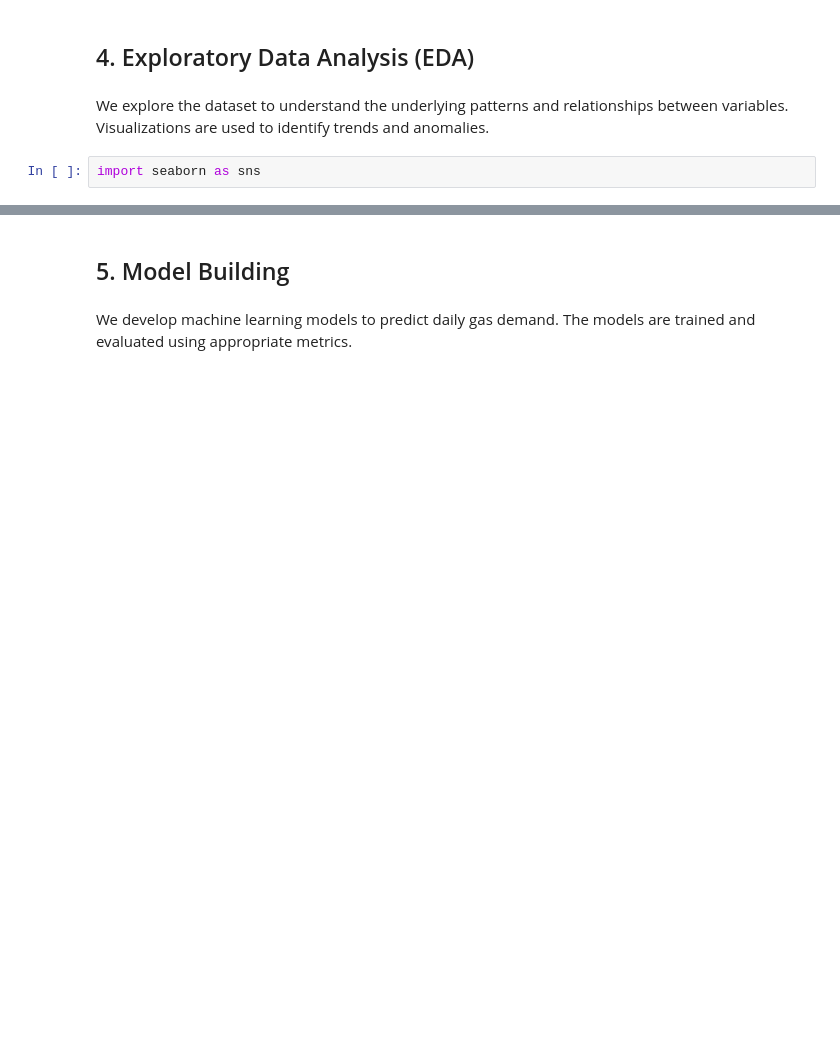
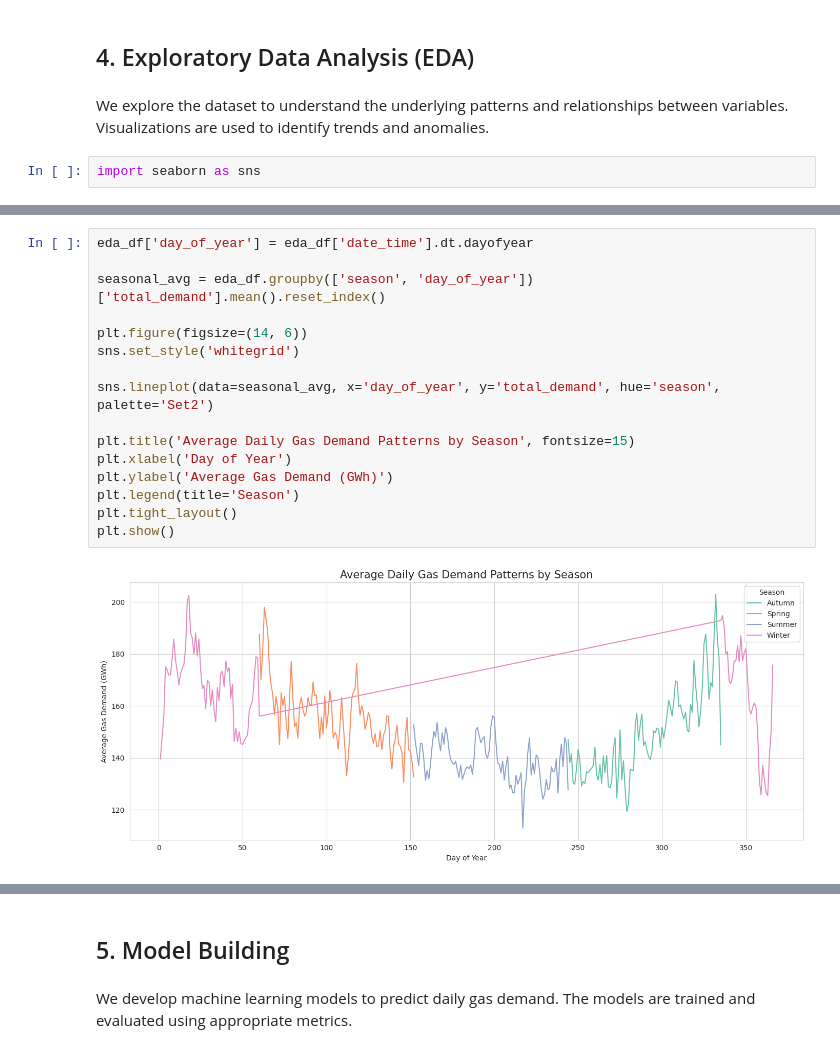
Before and after one commit to SiddhanthNB/xai-gas-prediction-ireland, a Jupyter notebook: gas_demand_prediction_ireland_xai.ipynb, the cells around one changed output, grey strips where cells are left out. Saved outputs shown, nothing was run; the diff lists cells and outputs as text; blank space fills up the shorter version.

```diff
--- a/gas_demand_prediction_ireland_xai.ipynb
+++ b/gas_demand_prediction_ireland_xai.ipynb
@@ -499,0 +544,18 @@ import seaborn as sns
+# %%
+eda_df['day_of_year'] = eda_df['date_time'].dt.dayofyear
+
+seasonal_avg = eda_df.groupby(['season', 'day_of_year'])['total_demand'].mean().reset_index()
+
+plt.figure(figsize=(14, 6))
+sns.set_style('whitegrid')
+
+sns.lineplot(data=seasonal_avg, x='day_of_year', y='total_demand', hue='season', palette='Set2')
+
+plt.title('Average Daily Gas Demand Patterns by Season', fontsize=15)
+plt.xlabel('Day of Year')
+plt.ylabel('Average Gas Demand (GWh)')
+plt.legend(title='Season')
+plt.tight_layout()
+plt.show()
+# %% [output]
+[figure, added]
```
Also changed, not shown: parts of 6 cells of this notebook.
